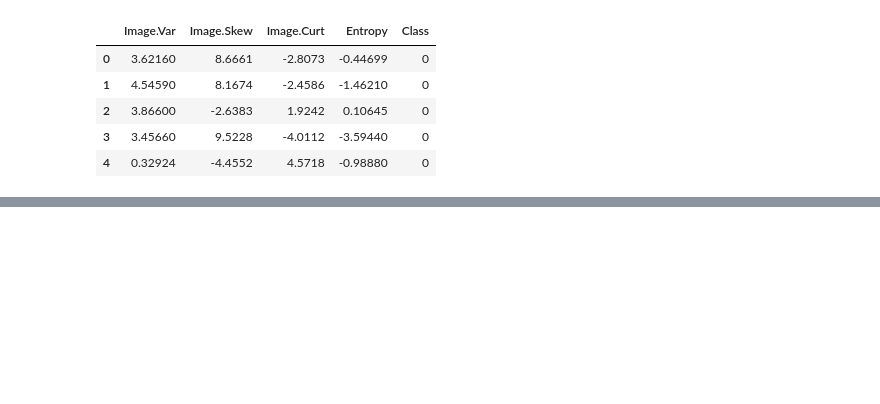
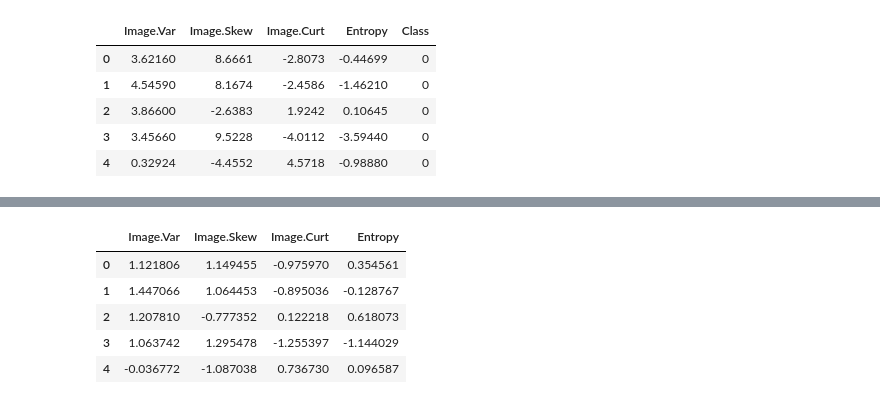
Before and after one commit to AdamMarczyk/tensorflow-bank-notes, a Jupyter notebook: tensorflow-bank-notes.ipynb, the cells around one changed output, grey strips where cells are left out. Saved outputs shown, nothing was run; the diff lists cells and outputs as text; code cells hidden in the pictures; blank space fills up the shorter version.

```diff
--- a/tensorflow-bank-notes.ipynb
+++ b/tensorflow-bank-notes.ipynb
@@ -18,0 +27,3 @@ sns.countplot(x='Class',data=data)
+# %%
+from sklearn.preprocessing import StandardScaler
+scaler = StandardScaler()
@@ -18,0 +34,13 @@ sns.countplot(x='Class',data=data)
+# %%
+scaled_features = scaler.transform(data.drop('Class',axis=1))
+# %%
+df_feat = pd.DataFrame(scaled_features,columns=data.columns[:-1])
+# %%
+df_feat.head()
+# %% [output]
+|  | Image.Var | Image.Skew | Image.Curt | Entropy |
+| 0 | 1.121806 | 1.149455 | -0.975970 | 0.354561 |
+| 1 | 1.447066 | 1.064453 | -0.895036 | -0.128767 |
+| 2 | 1.207810 | -0.777352 | 0.122218 | 0.618073 |
+| 3 | 1.063742 | 1.295478 | -1.255397 | -1.144029 |
+| 4 | -0.036772 | -1.087038 | 0.736730 | 0.096587 |
```
Also changed, not shown: parts of 3 cells of this notebook.
